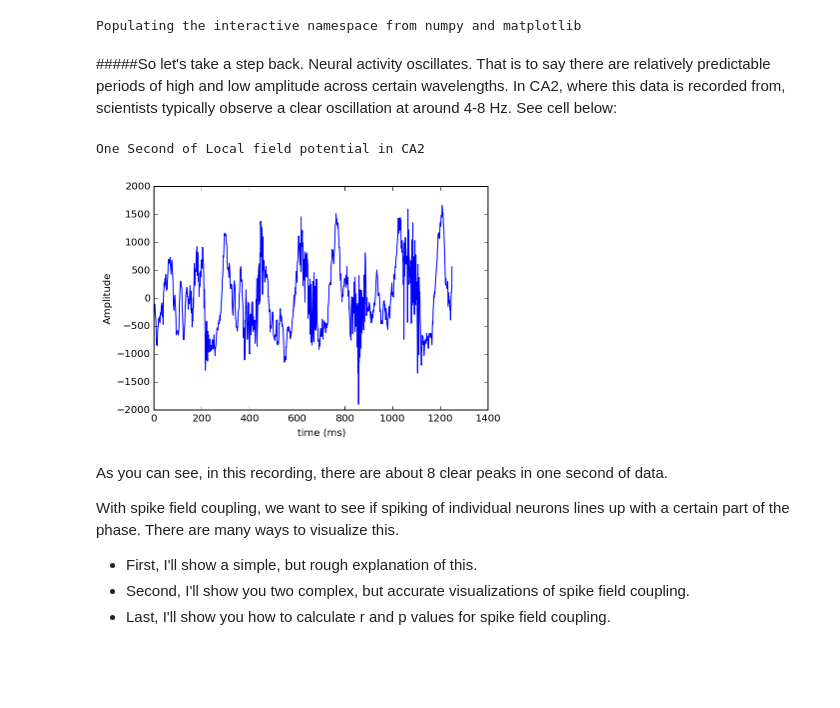
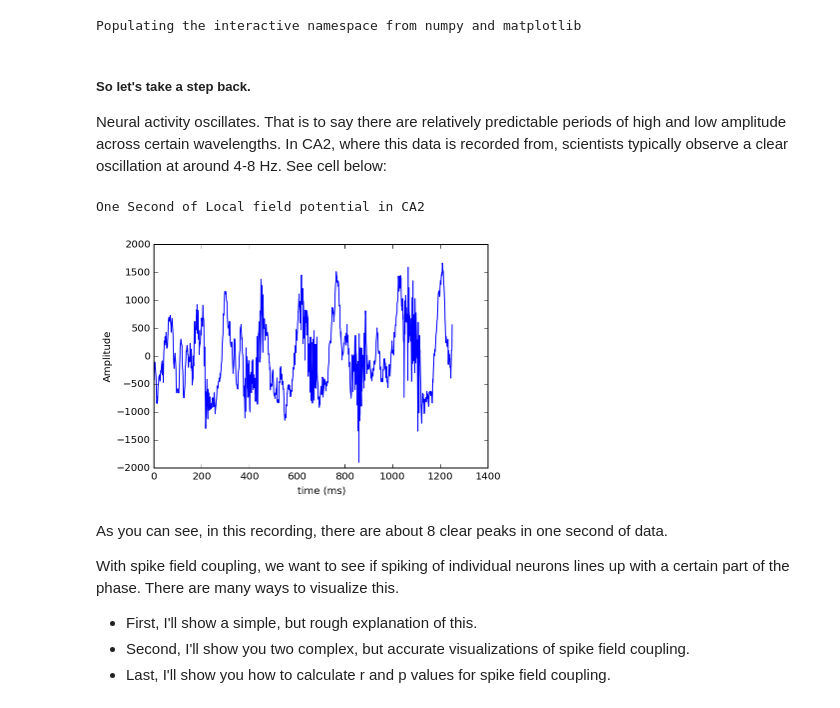
Before and after one commit to voytekresearch/Tutorials, a Jupyter notebook: Spike Field Coherence Tutorial.ipynb, the cells around one changed output. Cells and saved outputs as stored; diff of their text form; code cells hidden in the pictures; blank space fills up the shorter version.

```diff
--- a/Spike Field Coherence Tutorial.ipynb
+++ b/Spike Field Coherence Tutorial.ipynb
@@ -38,8 +38,8 @@ filename = os.path.join(fpath+filename)
 
 data = sp.io.loadmat(filename)
 
-lfpsrate = data['srate']; #sampling rate for LFP
-spikesrate = data['spksrate']; #sampling rate for spikes (different than LFP sampling rate)
+lfpsrate = int(data['srate']); #sampling rate for LFP
+spikesrate = int(data['spksrate']); #sampling rate for spikes (different than LFP sampling rate)
 
 
 lfp = data['data']; # Local field potential recorded by 31 shanks
@@ -50,19 +50,20 @@ lfpspiketimes = lfpspiketimes.astype(int);
 
 lfp = mean(lfp,0); #Average LFP of all shanks
 # %% [markdown]
-#####So let's take a step back.
+##### So let's take a step back.
 Neural activity oscillates.
 That is to say there are relatively predictable periods of high and low amplitude across certain wavelengths.
 In CA2, where this data is recorded from, scientists typically observe a clear oscillation at around 4-8 Hz.
 See cell below:
 # %%
-plot(lfp[1:lfpsrate]) #One shank
+
+plot(lfp[0:lfpsrate]) #Average local field
 ylabel('Amplitude')
 xlabel('time (ms)')
 print 'One Second of Local field potential in CA2'
 # %% [output]
 One Second of Local field potential in CA2
-[figure, old version]
+[figure, new version]
 # %% [markdown]
 As you can see, in this recording, there are about 8 clear peaks in one second of data.
 
```
Also changed, not shown: parts of 6 cells of this notebook.
